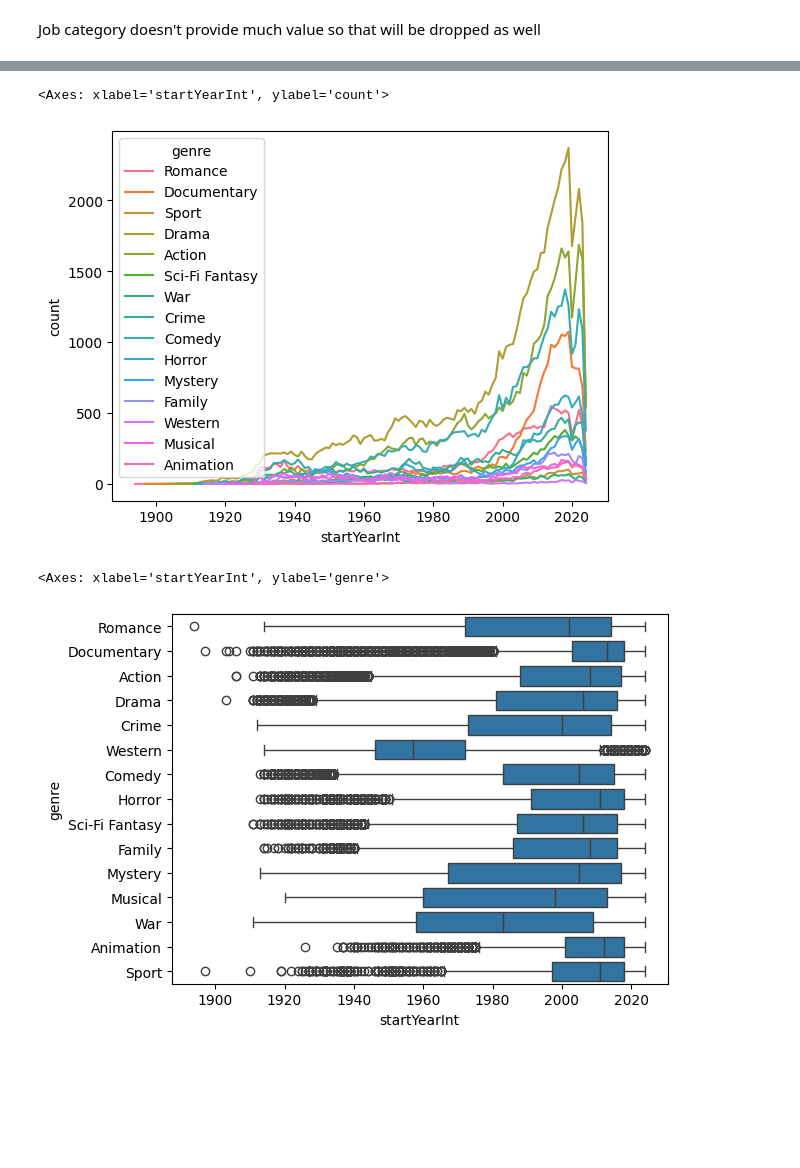
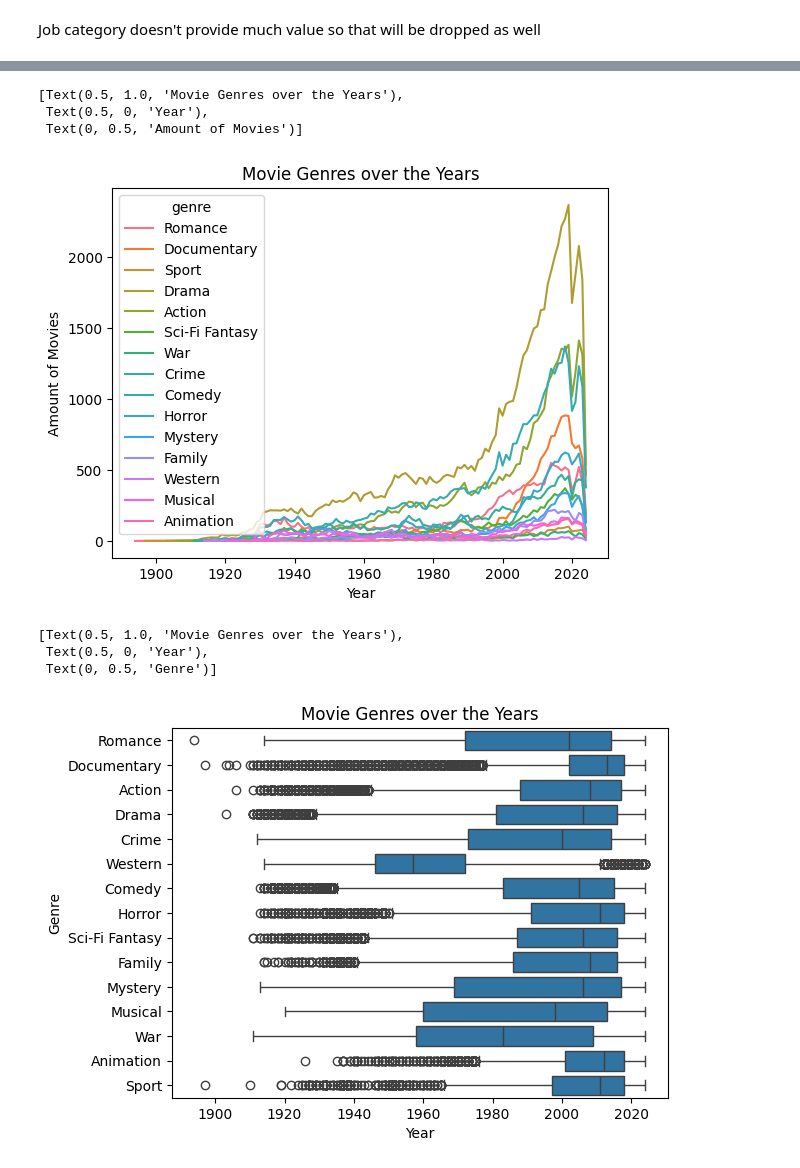
Before and after one commit to emily-dee/IMDB_data_analytics_project, a Jupyter notebook: Insight into Movies for the Hollywood Big Wigs.ipynb, the cells around one changed output, grey strips where cells are left out. Cells and saved outputs as stored; diff of their text form; code cells hidden in the pictures; blank space fills up the shorter version.

Commit message:
markdown and chart updates

```diff
--- a/Insight into Movies for the Hollywood Big Wigs.ipynb
+++ b/Insight into Movies for the Hollywood Big Wigs.ipynb
@@ -195,4 +175,4 @@ genres_df.genre = genres_df.genre.replace(['History', 'Biography'], 'Documentary
 genres_df.genre = genres_df.genre.replace(['Sci-Fi', 'Fantasy'], 'Sci-Fi Fantasy')
 genres_df.genre = genres_df.genre.replace(['Music'], 'Musical')
 genres_df.genre = genres_df.genre.replace(['Film-Noir'], 'Mystery')
-genres_df.drop_duplicates()
+genres_df = genres_df.drop_duplicates()
@@ -318,13 +233,17 @@ movies_genres_df.sort_values('tconst')
 # %%
 sns.lineplot(
     data=movies_genres_df.groupby(['startYearInt', 'genre']).size().reset_index(name='count'), x='startYearInt', y='count', hue='genre'
-)
+).set(title='Movie Genres over the Years', xlabel='Year', ylabel='Amount of Movies')
 # %% [output]
-<Axes: xlabel='startYearInt', ylabel='count'>
+[Text(0.5, 1.0, 'Movie Genres over the Years'),
+ Text(0.5, 0, 'Year'),
+ Text(0, 0.5, 'Amount of Movies')]
-[figure, old version]
+[figure, new version]
 # %%
-sns.boxplot(data=movies_genres_df, x='startYearInt', y='genre')
+sns.boxplot(data=movies_genres_df, x='startYearInt', y='genre').set(title='Movie Genres over the Years', xlabel='Year', ylabel='Genre')
 # %% [output]
-<Axes: xlabel='startYearInt', ylabel='genre'>
+[Text(0.5, 1.0, 'Movie Genres over the Years'),
+ Text(0.5, 0, 'Year'),
+ Text(0, 0.5, 'Genre')]
-[figure, old version]
+[figure, new version]
 # %% [markdown]
```
Also changed, not shown: parts of 28 cells of this notebook.
